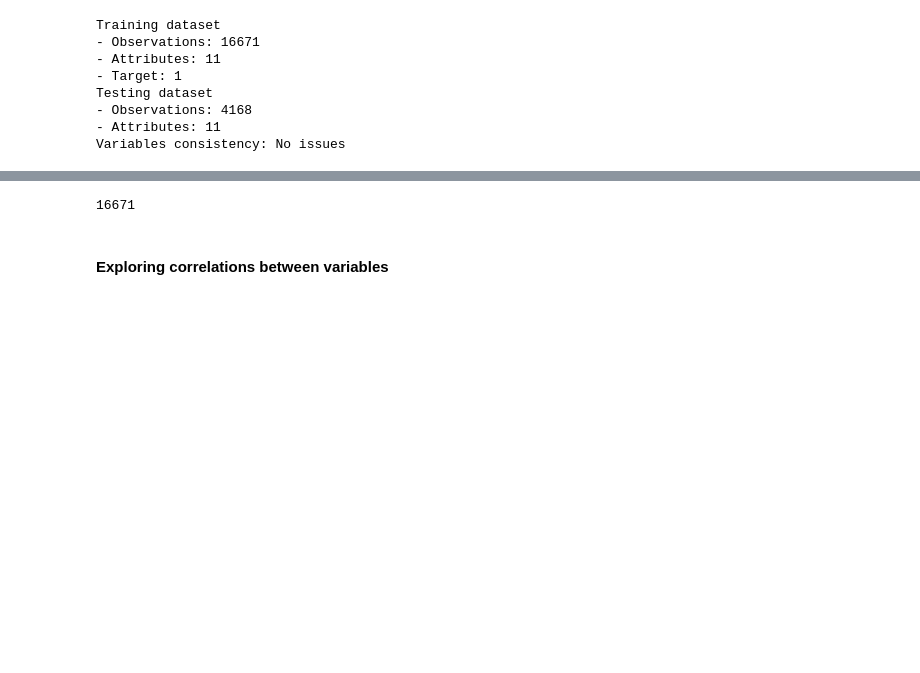
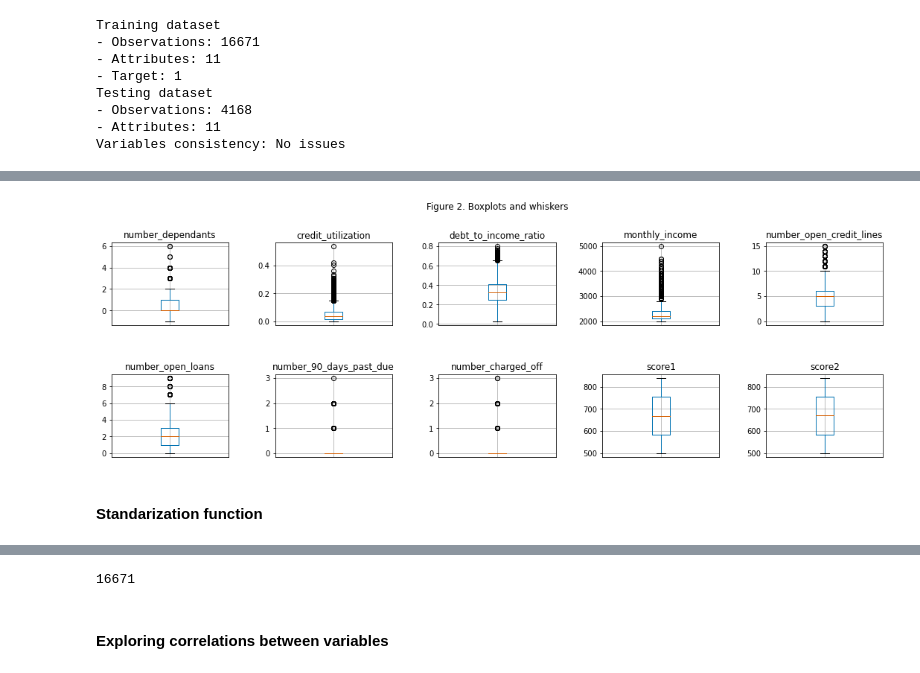
Before and after one commit to kevinmiguel97/Credit-default-model, a Jupyter notebook: Credit_default_model.ipynb, the cells around one changed output, grey strips where cells are left out. Saved outputs shown, nothing was run; the diff lists cells and outputs as text; code cells hidden in the pictures; blank space fills up the shorter version.

```diff
--- a/Credit_default_model.ipynb
+++ b/Credit_default_model.ipynb
@@ -69,10 +122,13 @@ Variables consistency: No issues
 # %%
-# Generate a general summary of the variables
+# Generate a general summary of the variablesour
 df_missingval = pd.DataFrame(df_train.isna().any(), columns=['Missing vals'])               # Check if there are any missing values
 df_types = pd.DataFrame(df_train.dtypes, columns=['Variable type'])                         # Obtain the datatypes of all colums
 df_describe = df_train.describe().round(decimals=2).transpose()                             # Generate summary statistics
 _ = pd.merge(df_missingval, df_types, how='inner', left_index=True, right_index=True)       # Intermediate merge types and missing val
 df_var_summary = pd.merge(df_describe, _ , how='outer', left_index=True, right_index=True)  # Final merge
 df_var_summary.loc['date_of_birth', 'count'] = 16671.0                                      # Replace count of date_of_birth
+print('Table 1. Summary of variables'.center(120))
+
+quant_cols = df_train.columns.drop(['id', 'date_of_birth'])                                 # Create a list of quantitative columns
 df_var_summary
 # %% [output]
@@ -92,0 +245,27 @@ df_var_summary
+# %%
+# Generate boxplots for each variable
+fig, ax = plt.subplots(2,5)                     # Create a 5x2 grid of subplots
+fig.set_size_inches((18,5))
+fig.suptitle('Figure 2. Boxplots and whiskers', y=1.05)
+plt.subplots_adjust(left=0.1,                   # Adjust the space between the subplots
+                    bottom=0.1,
+                    right=0.9,
+                    top=0.9,
+                    wspace=0.4,
+                    hspace=0.6)
+# Iterate over the plots and the quantitative variables
+# to create Kernel Density Estimations (KDE) plots
+col_index = 0
+for row in range(2):                                                        # Rows loop
+    for col in range(5):                                                    # Columns loop
+        current_col = quant_cols[col_index]                                 # Curent column
+        ax[row][col].set_title(current_col)
+        ax[row][col].tick_params(top=False, bottom=False,                   # Remove ticks
+        left=True, right=False, labelleft=True, labelbottom=False)
+        df_train.boxplot(column=[current_col], ax=ax[row][col])
+        col_index += 1
+plt.savefig('figures/boxplots.png')
+# %% [output]
+[figure, added]
+# %% [markdown]
+#### Standarization function
```
Also changed, not shown: parts of 19 cells of this notebook.
